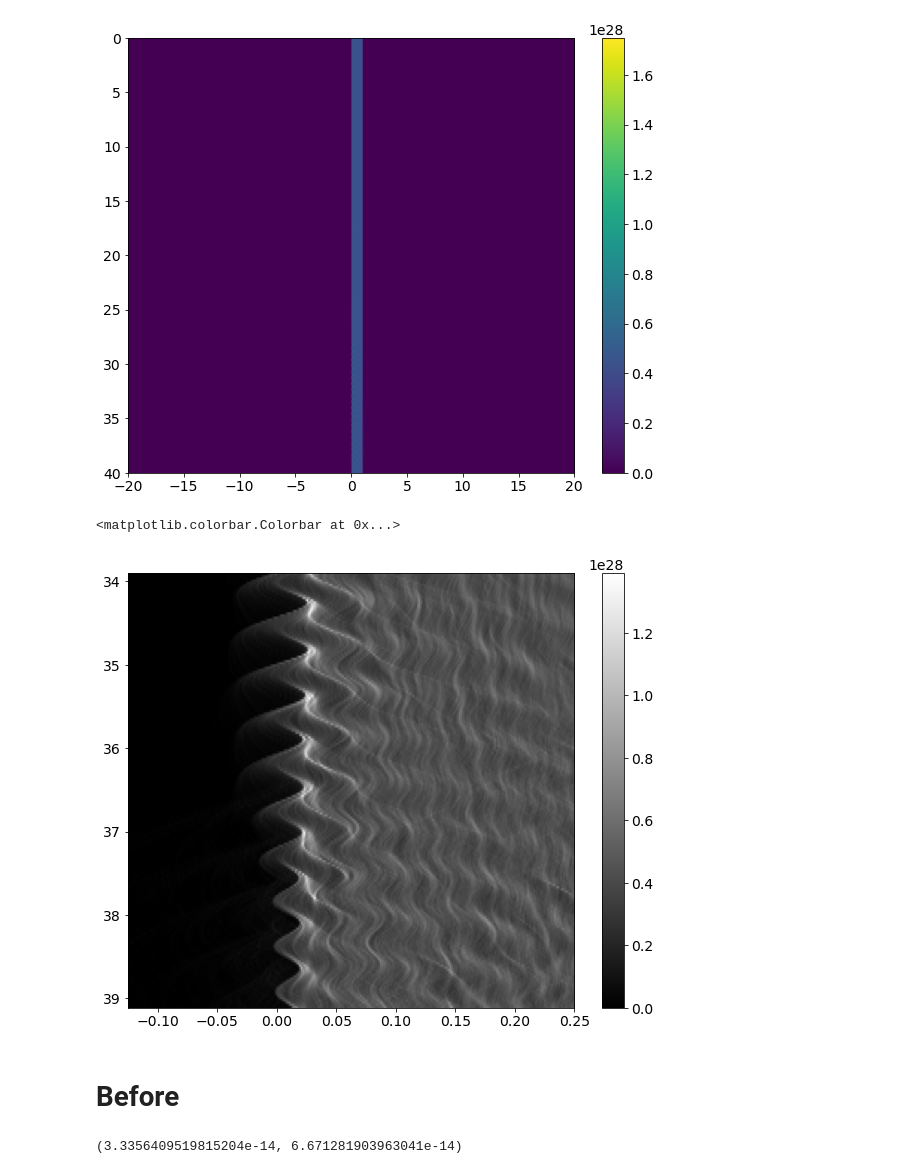
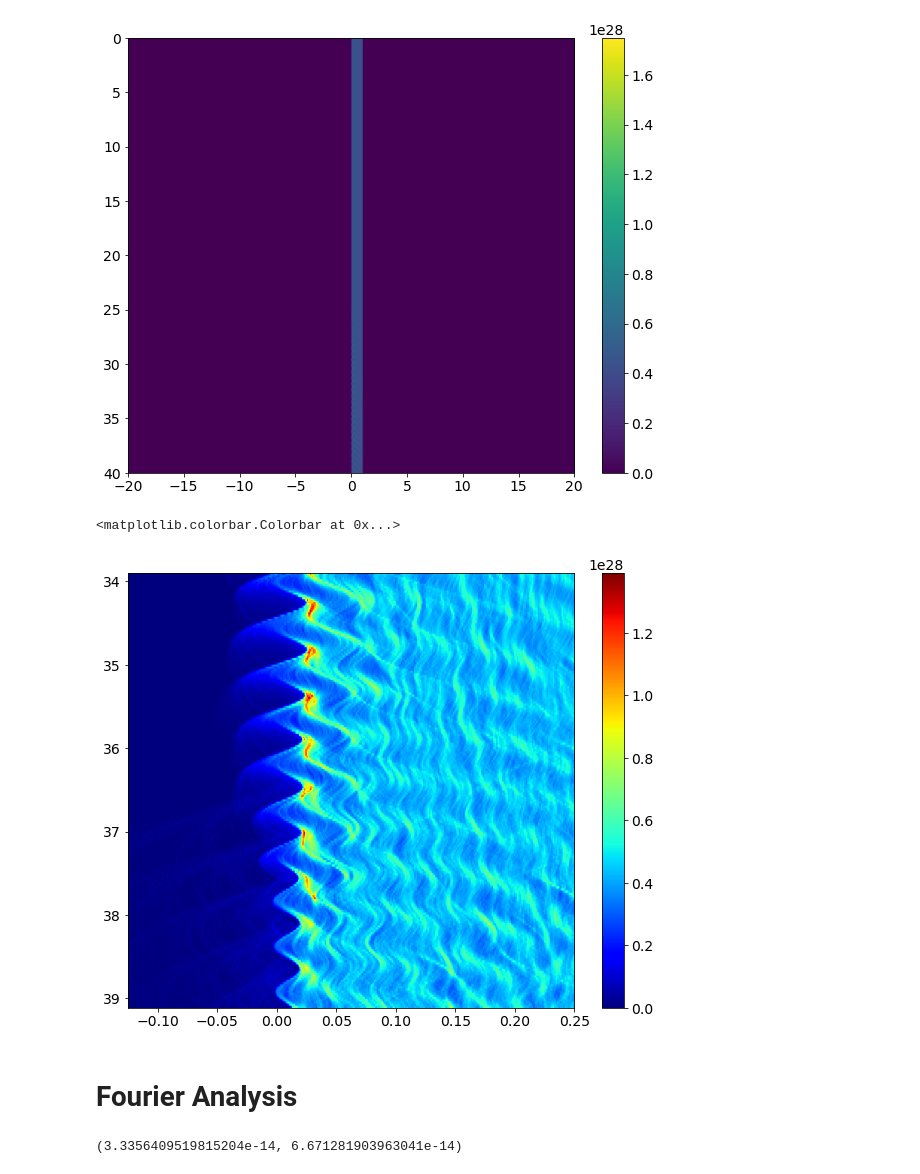
Before and after one commit to Hari31416/MSc_Project, a Jupyter notebook: EPOCH/High_Harmonic_Generation/envelope/gaussian.ipynb, the cells around one changed output. Saved outputs shown, nothing was run; the diff lists cells and outputs as text; code cells hidden in the pictures.

```diff
--- a/EPOCH/High_Harmonic_Generation/envelope/gaussian.ipynb
+++ b/EPOCH/High_Harmonic_Generation/envelope/gaussian.ipynb
@@ -233,19 +233,19 @@ plt.colorbar(cmap=cmap)
 # %%
 t_start = 1300
 t_end = 1500
 t_max = d.shape[0]
 x_max = d.shape[1]
 x_start = 2*3950
 x_end = 2*4100
 EXTENT = [-X_MIN*(x_start-NX//2)/x_max,-X_MIN*(x_end-NX//2)/x_max,T_MAX*t_end/t_max,T_MAX*t_start/t_max]
-plt.imshow(d[t_start:t_end, x_start:x_end], aspect="auto", extent=EXTENT, cmap="gray")
-cmap = colors.ListedColormap(["white", "black"])
+plt.imshow(d[t_start:t_end, x_start:x_end], aspect="auto", extent=EXTENT, cmap="jet")
+cmap = colors.ListedColormap(["white"])
 plt.colorbar(cmap=cmap)
 # %% [output]
 <matplotlib.colorbar.Colorbar at 0x...>
-[figure, old version]
+[figure, new version]
-# %% [markdown]
-# Before
+# %% [markdown]
+# Fourier Analysis
 # %%
 def get_pulse(t):
     if t<0:
```
Also changed, not shown: parts of 7 cells of this notebook, 6 other files.
